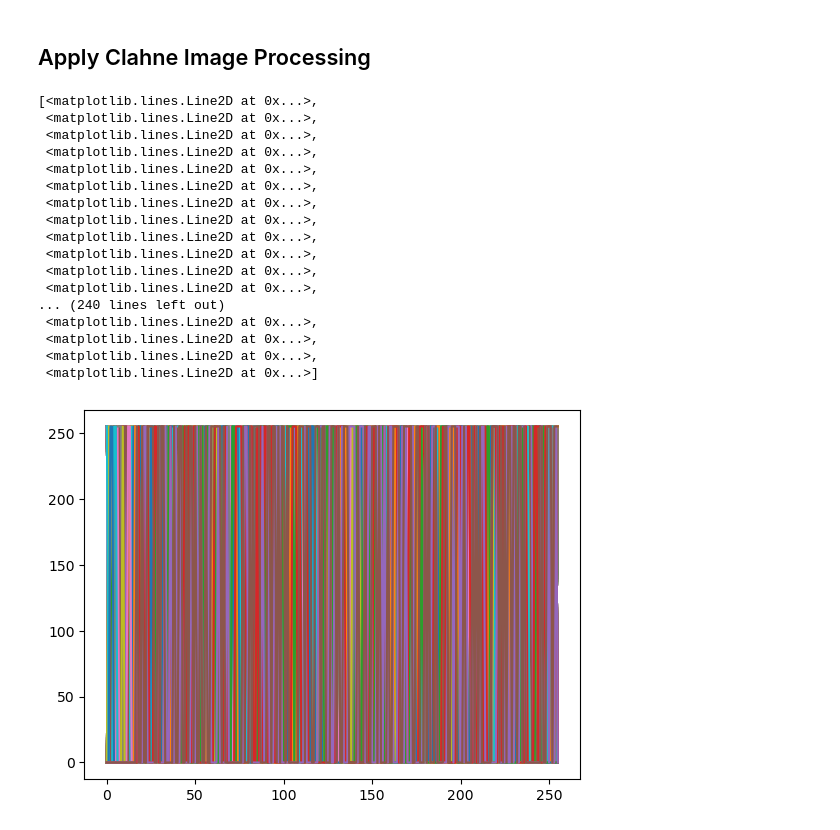
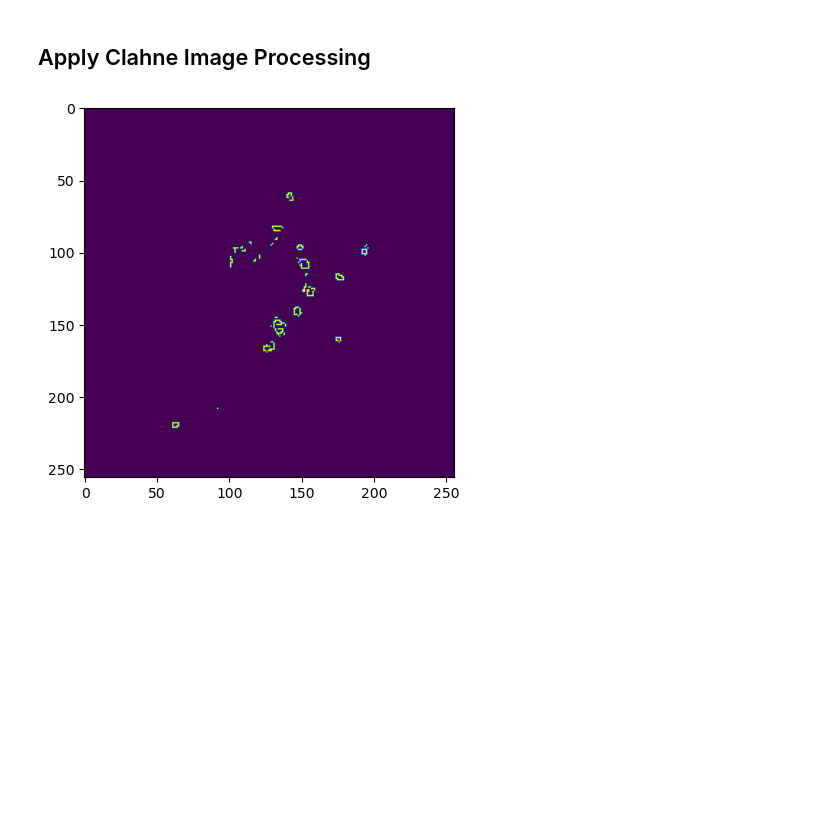
Before and after one commit to mcrott/Quant-Bio-Project, a Jupyter notebook: jupyt.ipynb, the cells around one changed output. Saved outputs shown, nothing was run; the diff lists cells and outputs as text; code cells hidden in the pictures; blank space fills up the shorter version.

```diff
--- a/jupyt.ipynb
+++ b/jupyt.ipynb
@@ -15,25 +13,6 @@ input_image = cv.Canny(image, 100,250)
-# %%
-# cv.imshow('test',input_image)
-
-import matplotlib.pyplot as plt
-
-plt.plot(input_image)
-# %% [output]
-[<matplotlib.lines.Line2D at 0x...>,
- <matplotlib.lines.Line2D at 0x...>,
- <matplotlib.lines.Line2D at 0x...>,
- <matplotlib.lines.Line2D at 0x...>,
- <matplotlib.lines.Line2D at 0x...>,
- <matplotlib.lines.Line2D at 0x...>,
- <matplotlib.lines.Line2D at 0x...>,
- <matplotlib.lines.Line2D at 0x...>,
- <matplotlib.lines.Line2D at 0x...>,
- <matplotlib.lines.Line2D at 0x...>,
- <matplotlib.lines.Line2D at 0x...>,
- <matplotlib.lines.Line2D at 0x...>,
-... (240 lines left out)
- <matplotlib.lines.Line2D at 0x...>,
- <matplotlib.lines.Line2D at 0x...>,
- <matplotlib.lines.Line2D at 0x...>,
- <matplotlib.lines.Line2D at 0x...>]
-[figure, removed]
+# %%
+input_image = cv.Canny(img, 175,200,apertureSize=5, L2gradient=True)
+plt.imshow(input_image)
+plt.show()
+# %% [output]
+[figure, added]
```
Also changed, not shown: parts of 5 cells of this notebook, 3 other files.
